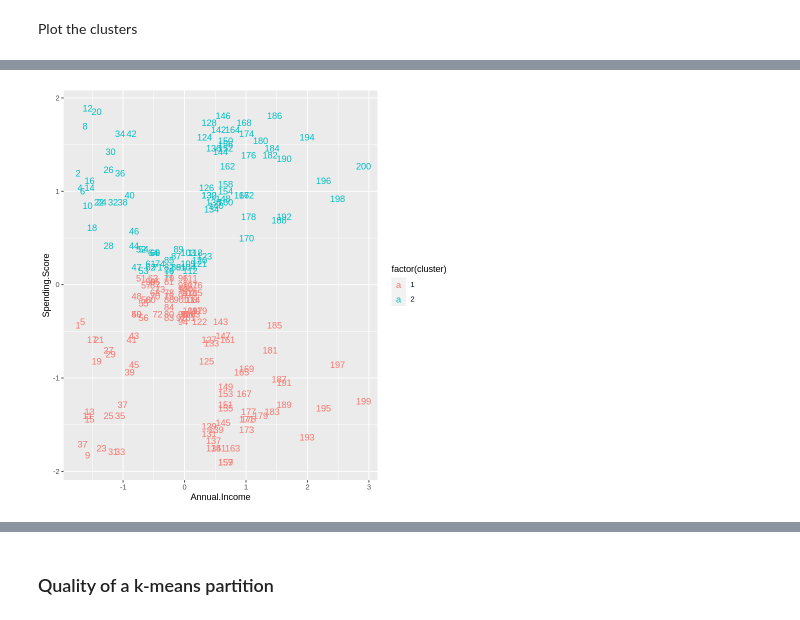
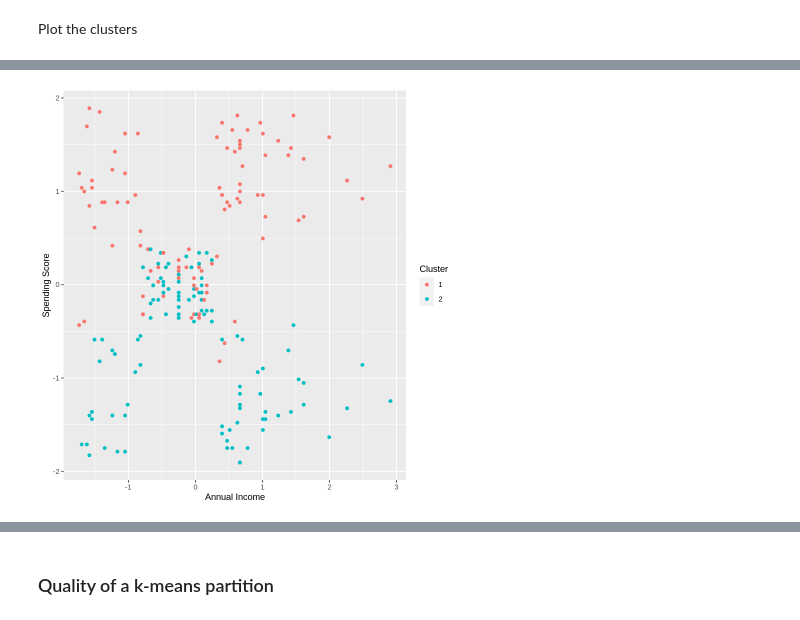
Before and after one commit to nv-hiep/customer_clustering, a Jupyter notebook: Customer_Segmentation_with_Kmeans_using_R.ipynb, the cells around one changed output, grey strips where cells are left out. Drawn from its saved outputs; the diff is of its cells as text; code cells hidden in the pictures.

```diff
--- a/Customer_Segmentation_with_Kmeans_using_R.ipynb
+++ b/Customer_Segmentation_with_Kmeans_using_R.ipynb
@@ -177,7 +183,7 @@ tb <- na.omit(tb)
 # as categorical variables are discrete and do not have any natural origin.
 # So computing euclidean distance for such as space is not meaningful.
 
-df <- tb %>%
-         select(Annual.Income, Spending.Score) %>% as_tibble()
-head(df,4)
+tb_scaled <- tb %>%
+         select(Age, Annual.Income, Spending.Score) %>% as_tibble()
+head(tb_scaled,4)
 # %% [output]
@@ -193,6 +199,6 @@ A tibble: 4 × 2
 # we start by scaling/standardizing the data using the R function scale.
 
 # Standardize the data
-df <- scale(df) %>% as_tibble()
-head(df,5)
+tb_scaled <- scale(tb_scaled) %>% as_tibble()
+head(tb_scaled,4)
 # %% [output]
@@ -207,7 +212,8 @@ A tibble: 5 × 2
 # %%
 # Add scaled values to tb
-tb$Annual.Income.Scaled = df$Annual.Income
-tb$Spending.Score.Scaled = df$Spending.Score
+tb$Annual.Income.Scaled = tb_scaled$Annual.Income
+tb$Spending.Score.Scaled = tb_scaled$Spending.Score
+tb$Age.Scaled = tb_scaled$Age
 # %%
 glimpse(tb)
 # %% [output]
@@ -254,7 +277,7 @@ Use the "kmeans" function to compute k-means in R. Set the number of groups/clus
 # %% [markdown]
 ### With 2 clusters
 # %%
-k2_model <- kmeans(df, centers = 2, nstart = 25)
+k2_model <- kmeans(tb_scaled, centers = 2, nstart = 25)
 
 # Show the clusters from the model
 print(k2_model$cluster)
@@ -319,9 +355,14 @@ fviz_cluster(k2_model, data = df)
 # %%
 # Or use scatter plot
-df %>%
+tb_scaled %>%
   mutate(cluster = k2_model$cluster) %>%
   ggplot(aes(Annual.Income, Spending.Score, color = factor(cluster), label = tb$CustomerID)) +
-  guides(fill = guide_legend(title = "Cluster")) +
-  geom_text()
+  guides(color = guide_legend(title = "Cluster")) +
+  # geom_text() +
+  geom_point() +
+  # ggtitle("Annual Income vs Age")+
+  ylab("Spending Score") +
+  xlab("Annual Income")+
+  guides(color = guide_legend(title = "Cluster"))
 # %% [output]
-[figure, old version]
+[figure, new version]
```
Also changed, not shown: parts of 65 cells of this notebook.
